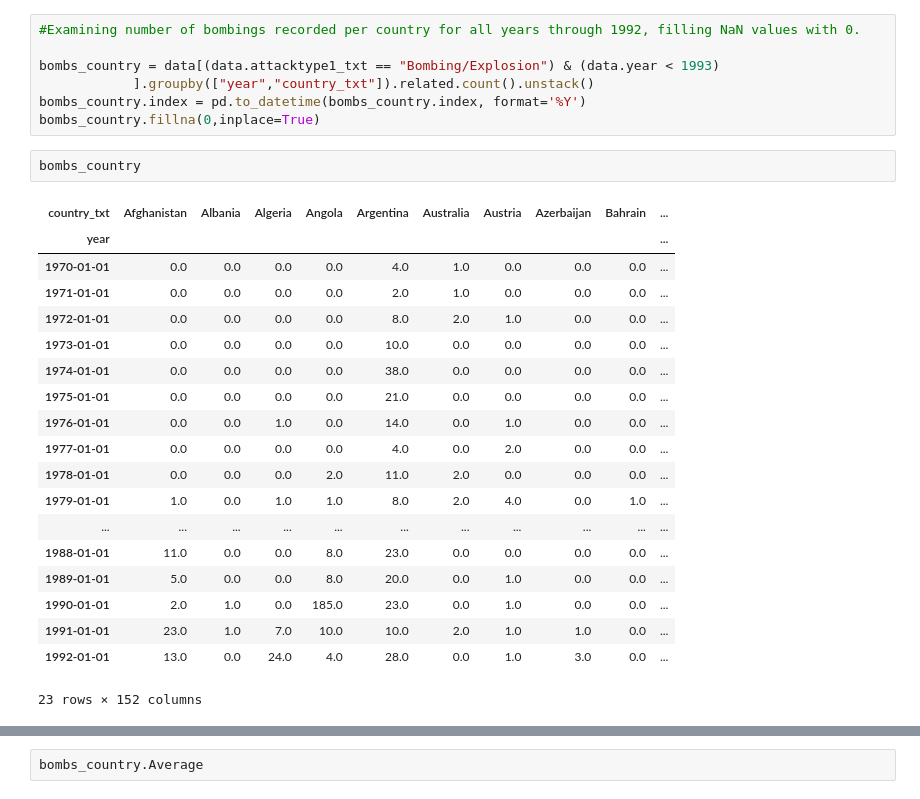
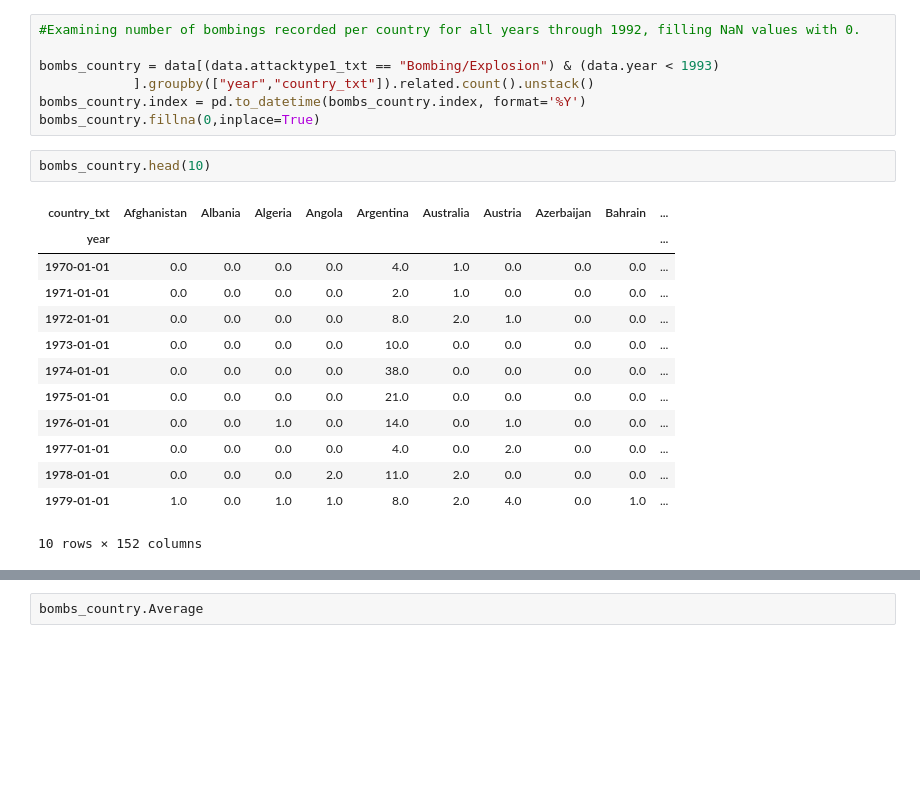
Before and after one commit to msalmon00/Portfolio, a Jupyter notebook: Global-Terrorism-Data-Bayesian-Inference-and-Timeseries-Modeling.ipynb, the cells around one changed output, grey strips where cells are left out. Drawn from its saved outputs; the diff is of its cells as text; blank space fills up the shorter version.

```diff
--- a/Global-Terrorism-Data-Bayesian-Inference-and-Timeseries-Modeling.ipynb
+++ b/Global-Terrorism-Data-Bayesian-Inference-and-Timeseries-Modeling.ipynb
@@ -895,27 +802,21 @@ bombs_country = data[(data.attacktype1_txt == "Bombing/Explosion") & (data.year
 bombs_country.index = pd.to_datetime(bombs_country.index, format='%Y')
 bombs_country.fillna(0,inplace=True)
 # %%
-bombs_country
+bombs_country.head(10)
 # %% [output]
 | country_txt | Afghanistan | Albania | Algeria | Angola | Argentina | Australia | Austria | Azerbaijan | Bahrain | ... |
 | year |  |  |  |  |  |  |  |  |  | ... |
 | 1970-01-01 | 0.0 | 0.0 | 0.0 | 0.0 | 4.0 | 1.0 | 0.0 | 0.0 | 0.0 | ... |
 | 1971-01-01 | 0.0 | 0.0 | 0.0 | 0.0 | 2.0 | 1.0 | 0.0 | 0.0 | 0.0 | ... |
 | 1972-01-01 | 0.0 | 0.0 | 0.0 | 0.0 | 8.0 | 2.0 | 1.0 | 0.0 | 0.0 | ... |
 | 1973-01-01 | 0.0 | 0.0 | 0.0 | 0.0 | 10.0 | 0.0 | 0.0 | 0.0 | 0.0 | ... |
 | 1974-01-01 | 0.0 | 0.0 | 0.0 | 0.0 | 38.0 | 0.0 | 0.0 | 0.0 | 0.0 | ... |
 | 1975-01-01 | 0.0 | 0.0 | 0.0 | 0.0 | 21.0 | 0.0 | 0.0 | 0.0 | 0.0 | ... |
 | 1976-01-01 | 0.0 | 0.0 | 1.0 | 0.0 | 14.0 | 0.0 | 1.0 | 0.0 | 0.0 | ... |
 | 1977-01-01 | 0.0 | 0.0 | 0.0 | 0.0 | 4.0 | 0.0 | 2.0 | 0.0 | 0.0 | ... |
 | 1978-01-01 | 0.0 | 0.0 | 0.0 | 2.0 | 11.0 | 2.0 | 0.0 | 0.0 | 0.0 | ... |
 | 1979-01-01 | 1.0 | 0.0 | 1.0 | 1.0 | 8.0 | 2.0 | 4.0 | 0.0 | 1.0 | ... |
-| ... | ... | ... | ... | ... | ... | ... | ... | ... | ... | ... |
-| 1988-01-01 | 11.0 | 0.0 | 0.0 | 8.0 | 23.0 | 0.0 | 0.0 | 0.0 | 0.0 | ... |
-| 1989-01-01 | 5.0 | 0.0 | 0.0 | 8.0 | 20.0 | 0.0 | 1.0 | 0.0 | 0.0 | ... |
-| 1990-01-01 | 2.0 | 1.0 | 0.0 | 185.0 | 23.0 | 0.0 | 1.0 | 0.0 | 0.0 | ... |
-| 1991-01-01 | 23.0 | 1.0 | 7.0 | 10.0 | 10.0 | 2.0 | 1.0 | 1.0 | 0.0 | ... |
-| 1992-01-01 | 13.0 | 0.0 | 24.0 | 4.0 | 28.0 | 0.0 | 1.0 | 3.0 | 0.0 | ... |
-23 rows × 152 columns
+10 rows × 152 columns
 # %%
 #plotting out all yearly bombing figures from all countries from 1970-1992
 bombs_country.plot()
```
Also changed, not shown: parts of 72 cells of this notebook, 2 other files.
